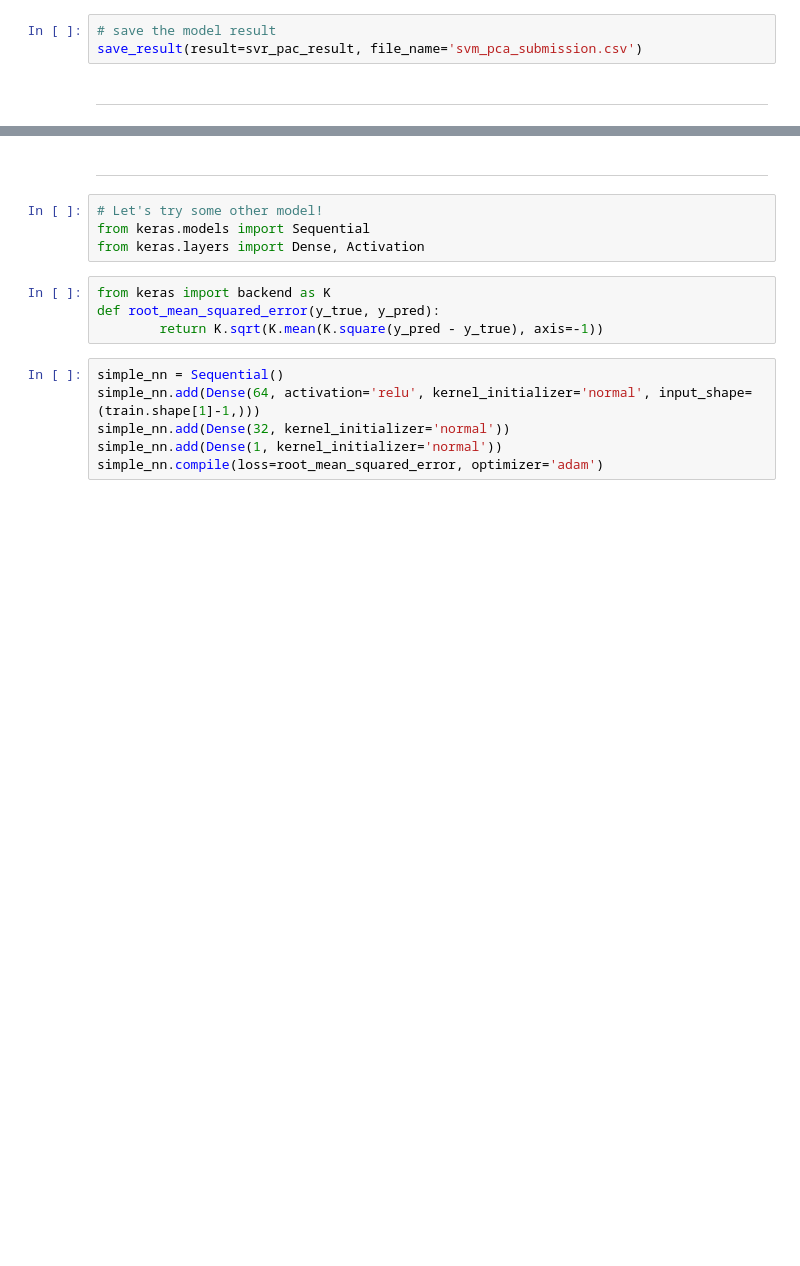
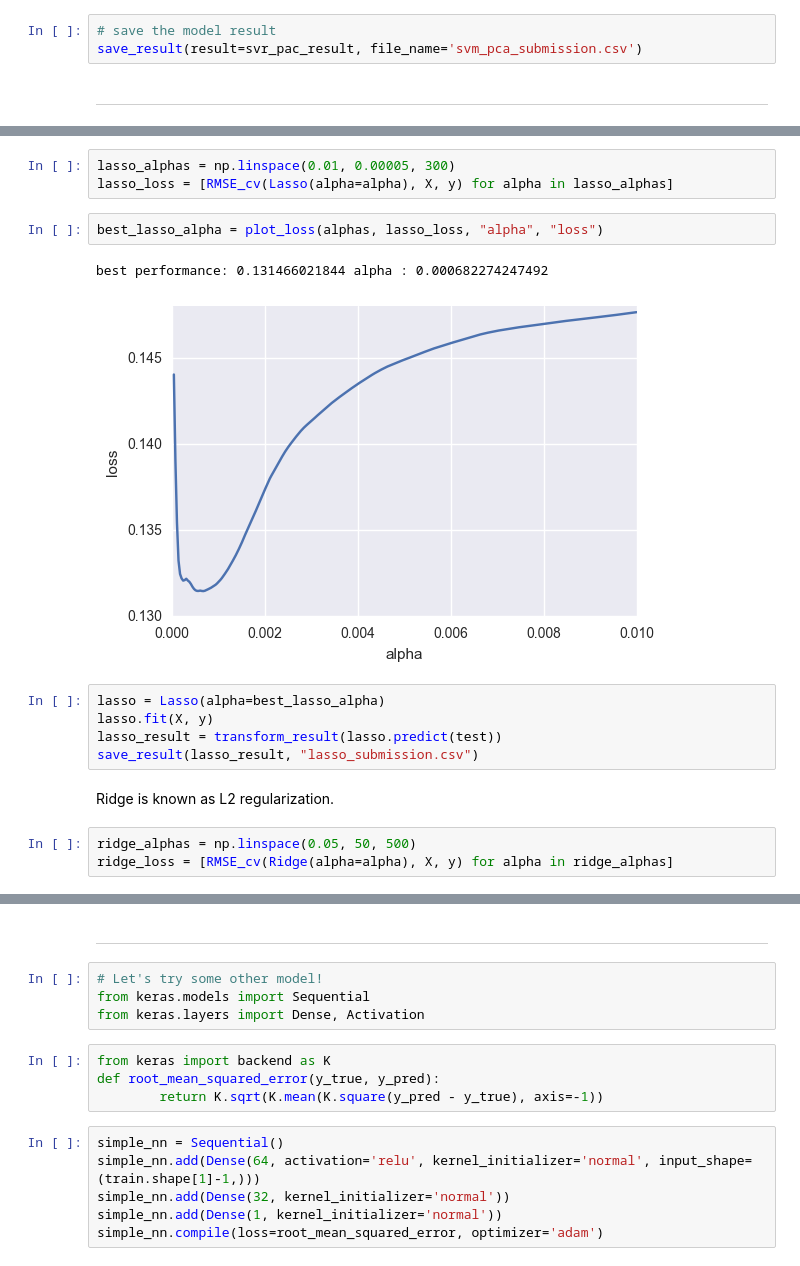
Before and after one commit to Beanzwang/kaggle, a Jupyter notebook: house_price/house price.ipynb, the cells around one changed output, grey strips where cells are left out. Saved outputs shown, nothing was run; the diff lists cells and outputs as text; blank space fills up the shorter version.

```diff
--- a/house_price/house price.ipynb
+++ b/house_price/house price.ipynb
@@ -453,0 +419,18 @@ sns.barplot(x=feature_importance.get_values()[:top_n], y=feature_importance.inde
+# %%
+lasso_alphas = np.linspace(0.01, 0.00005, 300)
+lasso_loss = [RMSE_cv(Lasso(alpha=alpha), X, y) for alpha in lasso_alphas]
+# %%
+best_lasso_alpha = plot_loss(alphas, lasso_loss, "alpha", "loss")
+# %% [output]
+best performance: 0.131466021844 alpha : 0.000682274247492
+[figure, added]
+# %%
+lasso = Lasso(alpha=best_lasso_alpha)
+lasso.fit(X, y)
+lasso_result = transform_result(lasso.predict(test))
+save_result(lasso_result, "lasso_submission.csv")
+# %% [markdown]
+Ridge is known as L2 regularization.
+# %%
+ridge_alphas = np.linspace(0.05, 50, 500)
+ridge_loss = [RMSE_cv(Ridge(alpha=alpha), X, y) for alpha in ridge_alphas]
```
Also changed, not shown: parts of 29 cells of this notebook, 4 other files.
